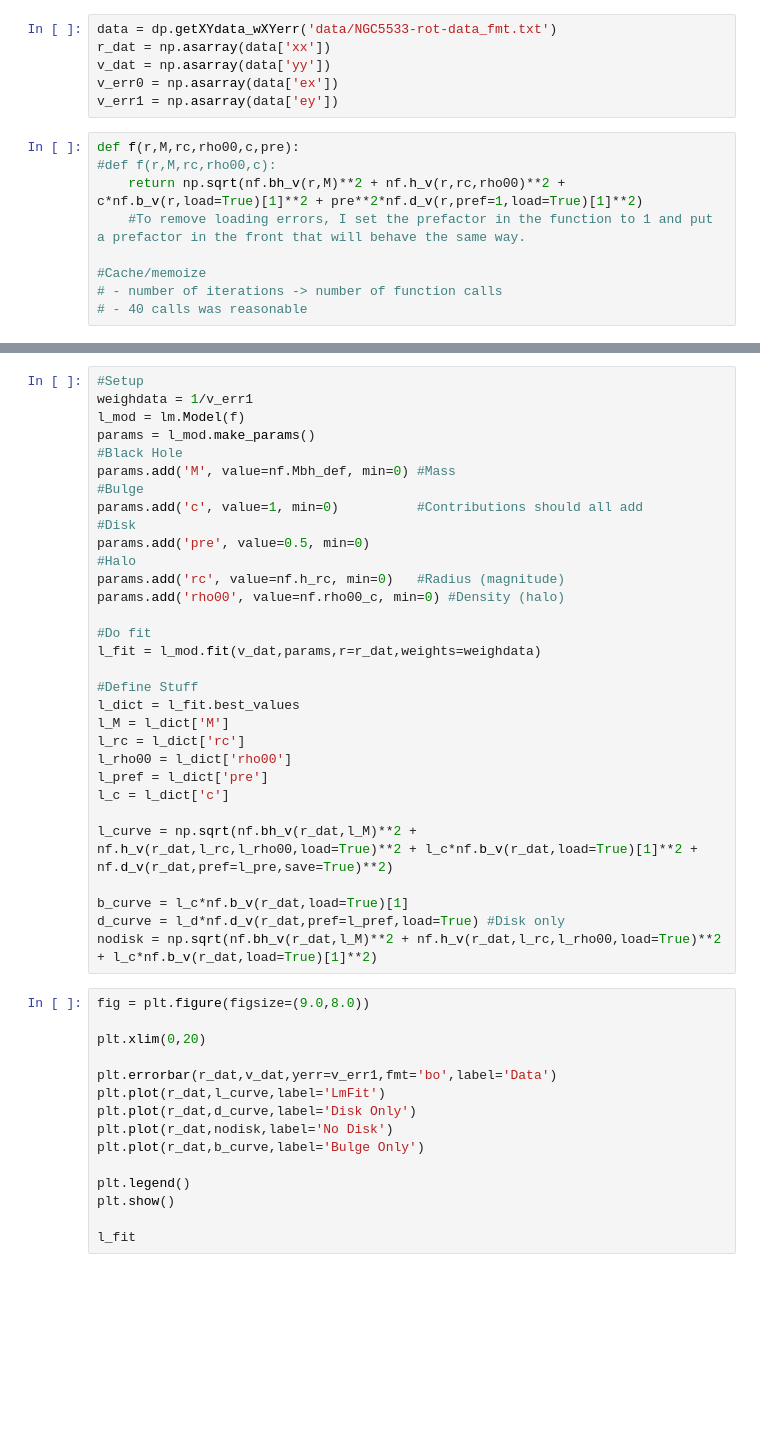
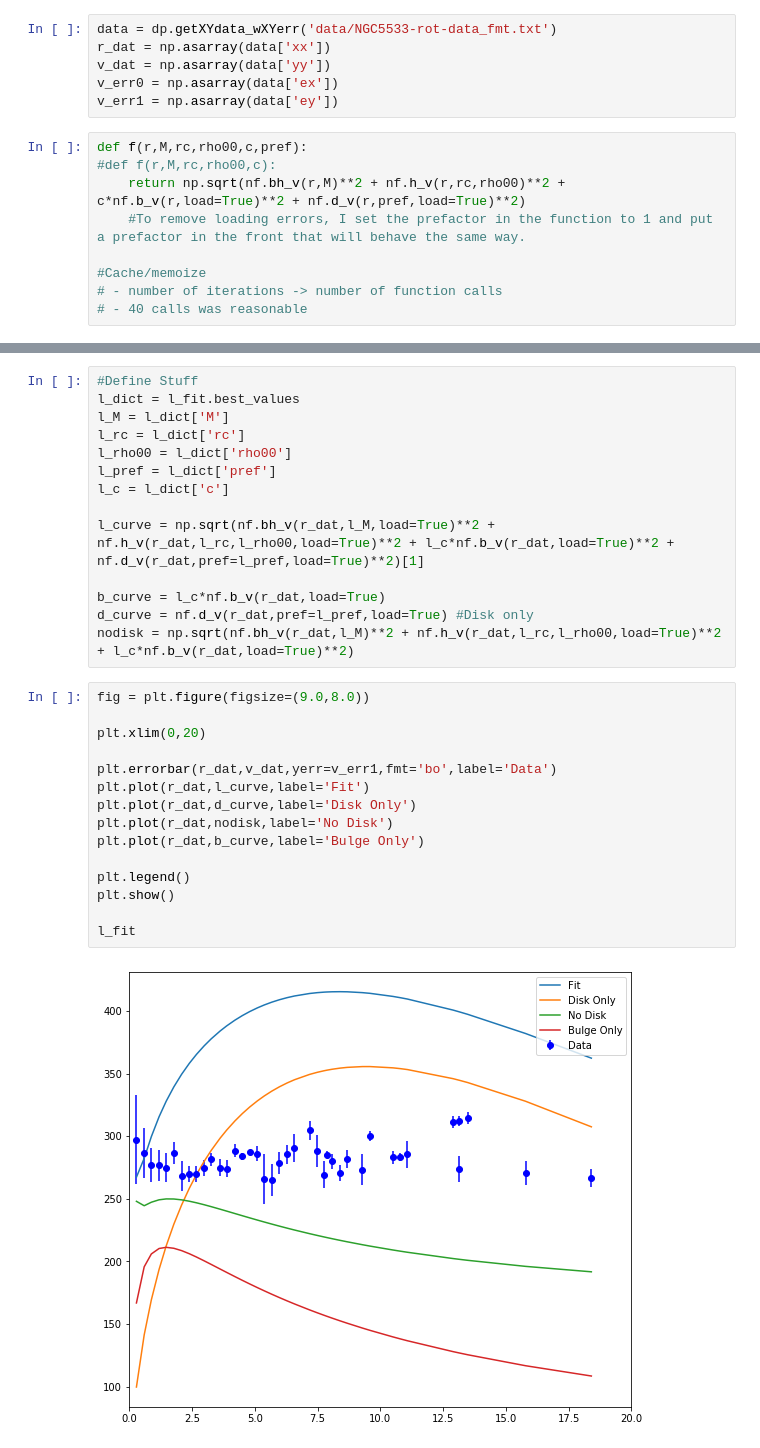
Before and after one commit to villano-lab/grav_project, a Jupyter notebook: fitting/Fitting_with_library.ipynb, the cells around one changed output, grey strips where cells are left out. Drawn from its saved outputs; the diff is of its cells as text; blank space fills up the shorter version.

Commit message:
Got it to run, unsure of values

```diff
--- a/fitting/Fitting_with_library.ipynb
+++ b/fitting/Fitting_with_library.ipynb
@@ -16,9 +16,9 @@ v_dat = np.asarray(data['yy'])
 v_err0 = np.asarray(data['ex'])
 v_err1 = np.asarray(data['ey'])
 # %%
-def f(r,M,rc,rho00,c,pre):
+def f(r,M,rc,rho00,c,pref):
 #def f(r,M,rc,rho00,c):
-    return np.sqrt(nf.bh_v(r,M)**2 + nf.h_v(r,rc,rho00)**2 + c*nf.b_v(r,load=True)[1]**2 + pre**2*nf.d_v(r,pref=1,load=True)[1]**2)
+    return np.sqrt(nf.bh_v(r,M)**2 + nf.h_v(r,rc,rho00)**2 + c*nf.b_v(r,load=True)**2 + nf.d_v(r,pref,load=True)**2)
     #To remove loading errors, I set the prefactor in the function to 1 and put a prefactor in the front that will behave the same way.
 
 #Cache/memoize
@@ -27,46 +44,31 @@ def f(r,M,rc,rho00,c,pre):
 # %%
-#Setup
-weighdata = 1/v_err1
-l_mod = lm.Model(f)
-params = l_mod.make_params()
-#Black Hole
-params.add('M', value=nf.Mbh_def, min=0) #Mass
-#Bulge
-params.add('c', value=1, min=0)          #Contributions should all add
-#Disk
-params.add('pre', value=0.5, min=0)
-#Halo
-params.add('rc', value=nf.h_rc, min=0)   #Radius (magnitude)
-params.add('rho00', value=nf.rho00_c, min=0) #Density (halo)
-
-#Do fit
-l_fit = l_mod.fit(v_dat,params,r=r_dat,weights=weighdata)
-
 #Define Stuff
 l_dict = l_fit.best_values
 l_M = l_dict['M']
 l_rc = l_dict['rc']
 l_rho00 = l_dict['rho00']
-l_pref = l_dict['pre']
+l_pref = l_dict['pref']
 l_c = l_dict['c']
 
-l_curve = np.sqrt(nf.bh_v(r_dat,l_M)**2 + nf.h_v(r_dat,l_rc,l_rho00,load=True)**2 + l_c*nf.b_v(r_dat,load=True)[1]**2 + nf.d_v(r_dat,pref=l_pre,save=True)**2)
+l_curve = np.sqrt(nf.bh_v(r_dat,l_M,load=True)**2 + nf.h_v(r_dat,l_rc,l_rho00,load=True)**2 + l_c*nf.b_v(r_dat,load=True)**2 + nf.d_v(r_dat,pref=l_pref,load=True)**2)[1]
 
-b_curve = l_c*nf.b_v(r_dat,load=True)[1]
-d_curve = l_d*nf.d_v(r_dat,pref=l_pref,load=True) #Disk only
-nodisk = np.sqrt(nf.bh_v(r_dat,l_M)**2 + nf.h_v(r_dat,l_rc,l_rho00,load=True)**2 + l_c*nf.b_v(r_dat,load=True)[1]**2)
+b_curve = l_c*nf.b_v(r_dat,load=True)
+d_curve = nf.d_v(r_dat,pref=l_pref,load=True) #Disk only
+nodisk = np.sqrt(nf.bh_v(r_dat,l_M)**2 + nf.h_v(r_dat,l_rc,l_rho00,load=True)**2 + l_c*nf.b_v(r_dat,load=True)**2)
 # %%
 fig = plt.figure(figsize=(9.0,8.0))
 
 plt.xlim(0,20)
 
 plt.errorbar(r_dat,v_dat,yerr=v_err1,fmt='bo',label='Data')
-plt.plot(r_dat,l_curve,label='LmFit')
+plt.plot(r_dat,l_curve,label='Fit')
 plt.plot(r_dat,d_curve,label='Disk Only')
 plt.plot(r_dat,nodisk,label='No Disk')
 plt.plot(r_dat,b_curve,label='Bulge Only')
 
 plt.legend()
 plt.show()
 
 l_fit
+# %% [output]
+[figure, added]
```
Also changed, not shown: parts of 4 cells of this notebook, 1 other file.
